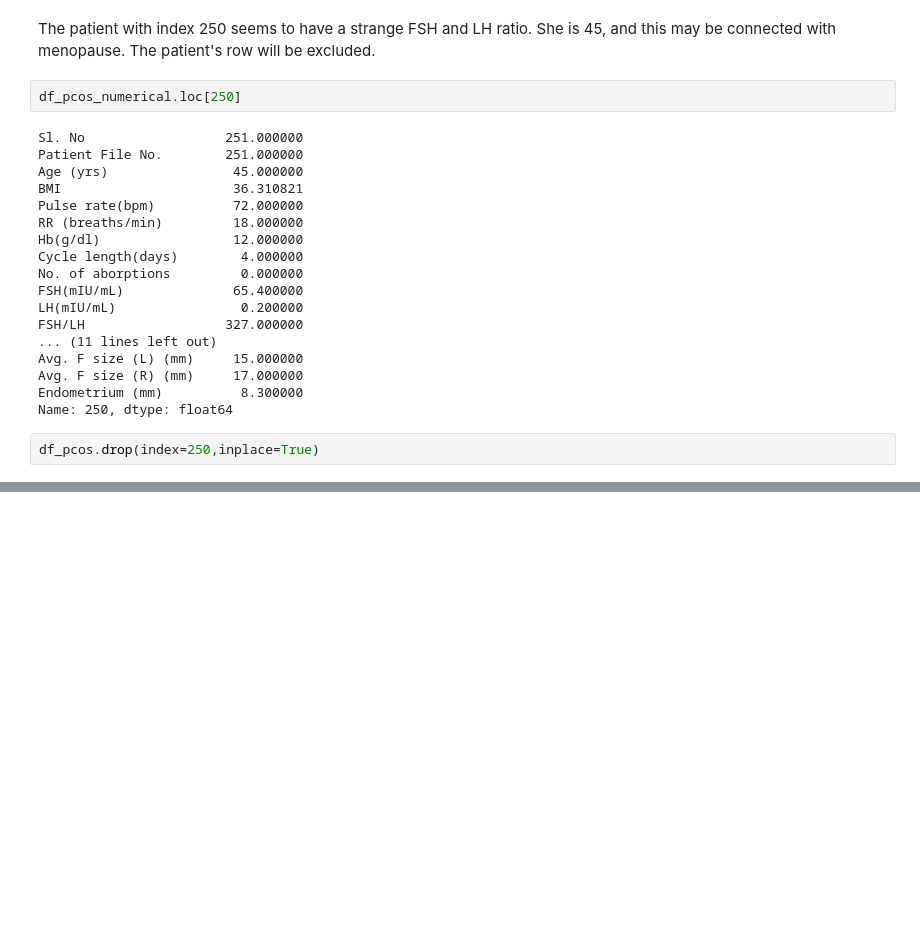
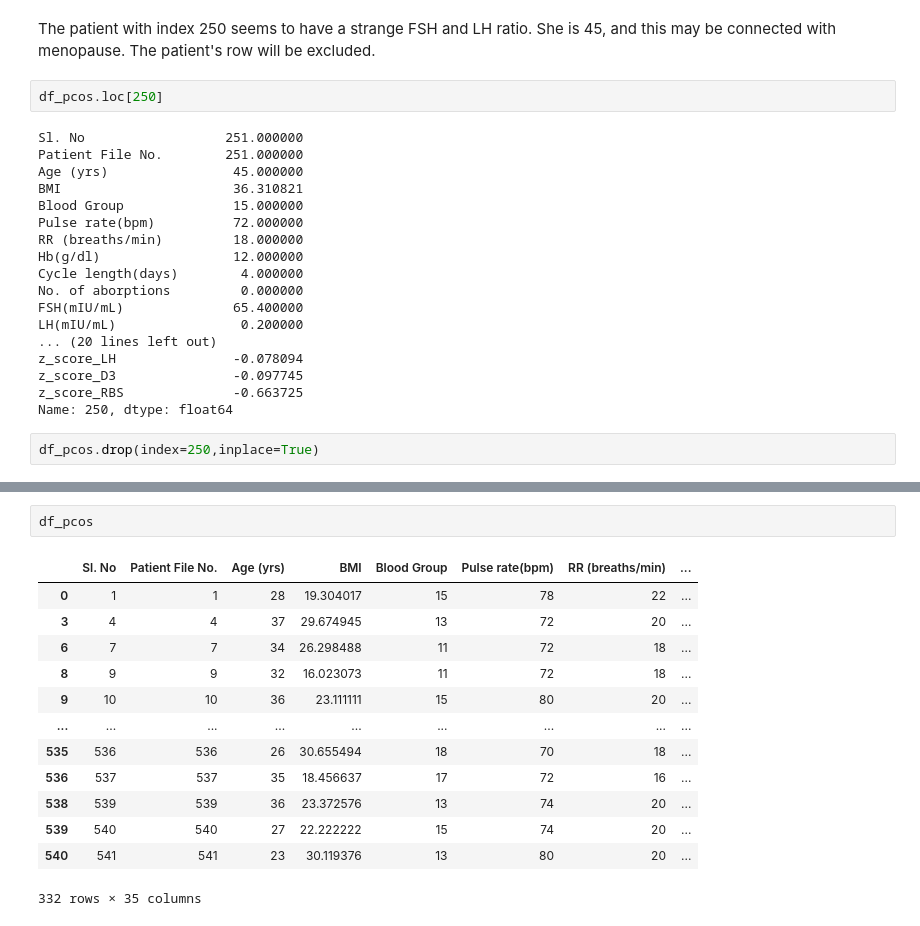
Before and after one commit to tina-m-dev/pcos, a Jupyter notebook: Outliers_and_more.ipynb, the cells around one changed output, grey strips where cells are left out. Drawn from its saved outputs; the diff is of its cells as text; blank space fills up the shorter version.

```diff
--- a/Outliers_and_more.ipynb
+++ b/Outliers_and_more.ipynb
@@ -193,12 +193,13 @@ fig.show()
 # %% [markdown]
 The patient with index 250 seems to have a strange FSH and LH ratio. She is 45, and this may be connected with menopause. The patient's row will be excluded.
 # %%
-df_pcos_numerical.loc[250]
+df_pcos.loc[250]
 # %% [output]
 Sl. No                  251.000000
 Patient File No.        251.000000
 Age (yrs)                45.000000
 BMI                      36.310821
+Blood Group              15.000000
 Pulse rate(bpm)          72.000000
 RR (breaths/min)         18.000000
 Hb(g/dl)                 12.000000
@@ -206,11 +207,10 @@ Cycle length(days)        4.000000
 No. of aborptions         0.000000
 FSH(mIU/mL)              65.400000
 LH(mIU/mL)                0.200000
-FSH/LH                  327.000000
-... (11 lines left out)
-Avg. F size (L) (mm)     15.000000
-Avg. F size (R) (mm)     17.000000
-Endometrium (mm)          8.300000
+... (20 lines left out)
+z_score_LH               -0.078094
+z_score_D3               -0.097745
+z_score_RBS              -0.663725
 Name: 250, dtype: float64
 # %%
 df_pcos.drop(index=250,inplace=True)
@@ -242,3 +242,19 @@ fig.update_layout(
 fig.show()
 # %% [output]
 [interactive output not drawn]
+# %%
+df_pcos
+# %% [output]
+|  | Sl. No | Patient File No. | Age (yrs) | BMI | Blood Group | Pulse rate(bpm) | RR (breaths/min) | ... |
+| 0 | 1 | 1 | 28 | 19.304017 | 15 | 78 | 22 | ... |
+| 3 | 4 | 4 | 37 | 29.674945 | 13 | 72 | 20 | ... |
+| 6 | 7 | 7 | 34 | 26.298488 | 11 | 72 | 18 | ... |
+| 8 | 9 | 9 | 32 | 16.023073 | 11 | 72 | 18 | ... |
+| 9 | 10 | 10 | 36 | 23.111111 | 15 | 80 | 20 | ... |
+| ... | ... | ... | ... | ... | ... | ... | ... | ... |
+| 535 | 536 | 536 | 26 | 30.655494 | 18 | 70 | 18 | ... |
+| 536 | 537 | 537 | 35 | 18.456637 | 17 | 72 | 16 | ... |
+| 538 | 539 | 539 | 36 | 23.372576 | 13 | 74 | 20 | ... |
+| 539 | 540 | 540 | 27 | 22.222222 | 15 | 74 | 20 | ... |
+| 540 | 541 | 541 | 23 | 30.119376 | 13 | 80 | 20 | ... |
+332 rows × 35 columns
```
Also changed, not shown: parts of 2 cells of this notebook.
